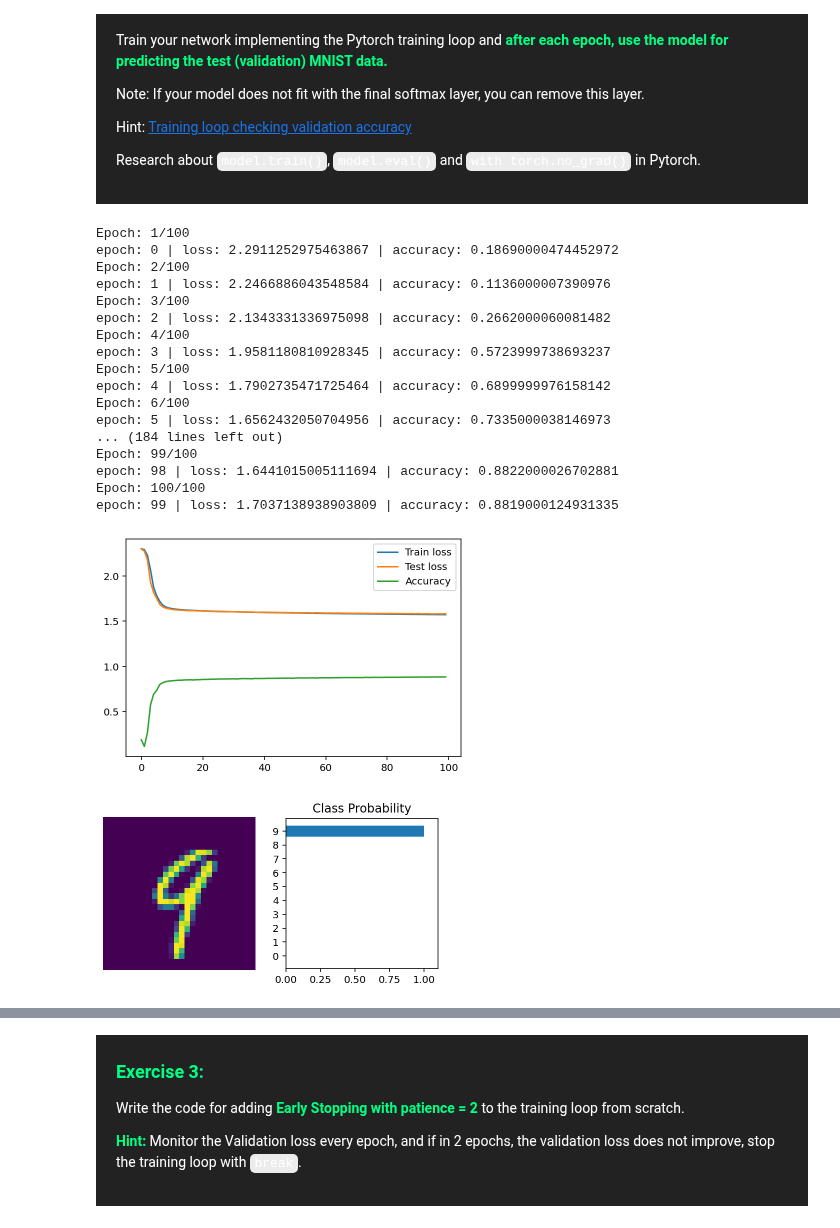
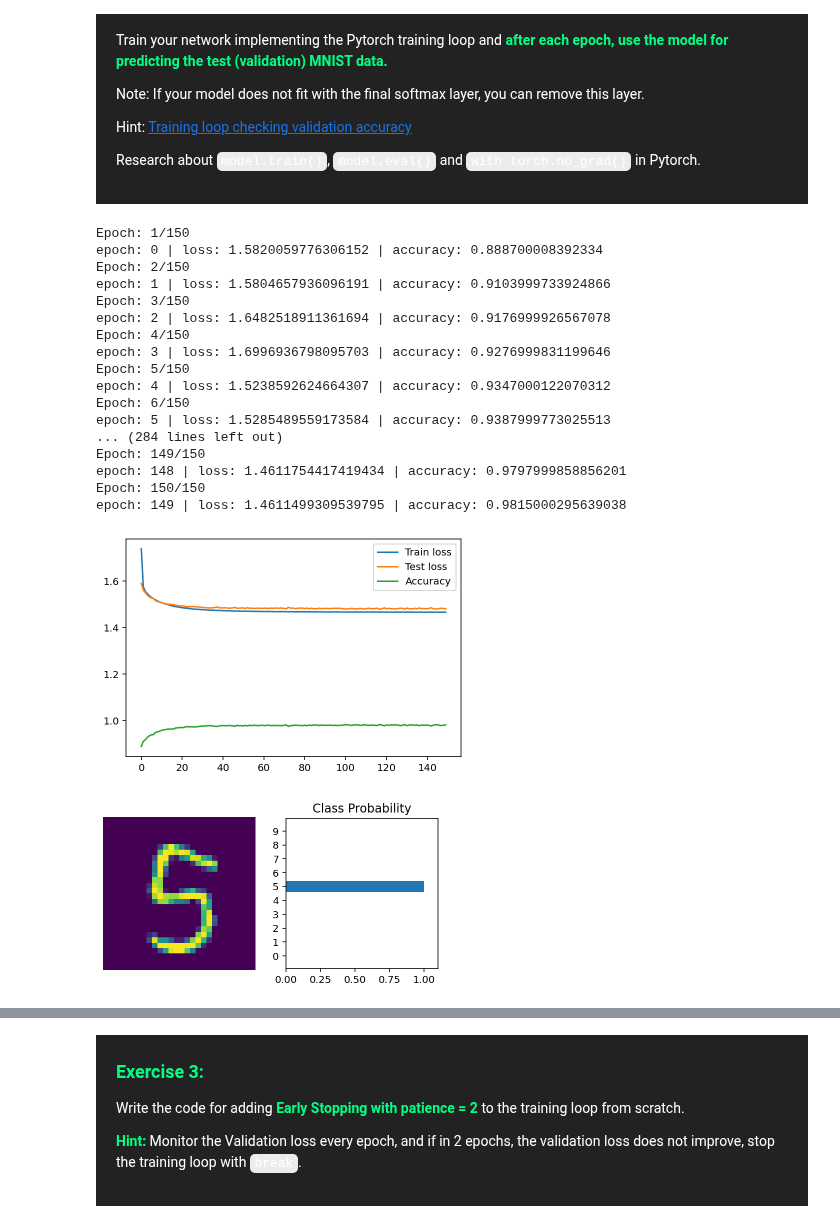
Before and after one commit to EuniceOyeniyi/stive_exercises, a Jupyter notebook: Chapter 03/02. MLP Muliclass classification (MNIST)/4.3 Pytorch MNIST - Exercise.ipynb, the cells around one changed output, grey strips where cells are left out. Saved outputs shown, nothing was run; the diff lists cells and outputs as text; code cells hidden in the pictures.

```diff
--- a/Chapter 03/02. MLP Muliclass classification (MNIST)/4.3 Pytorch MNIST - Exercise.ipynb
+++ b/Chapter 03/02. MLP Muliclass classification (MNIST)/4.3 Pytorch MNIST - Exercise.ipynb
@@ -354,7 +358,7 @@ I'll build a network with `nn.Sequential` here. Only difference from the last pa
 # %%
 # Hyperparameters for our network
 input_size   = 784
-hidden_sizes = [128, 64]
+hidden_sizes = [70, 200]
 output_size  = 10
 
 # Build a feed-forward network
@@ -552,13 +557,16 @@ view_classify(images[0].view(1, 28, 28), ps)
 # %%
 ## TODO: Your training loop here
 criterion = nn.CrossEntropyLoss()
-optimizer = optim.SGD(model.parameters(), lr=0.01)
+# optimizer = optim.SGD(model.parameters(), lr=0.01)
+optimizer = optim.Adam(model.parameters(), lr=0.0001)
 # %%
-epochs = 100
+epochs = 150
 print_every = 60
-train_loss = []
-test_loss = []
+train_losses = []
+test_losses = []
 accuracies = []
+best_accuracy= 0.85
+
 for e in range(epochs):
     print(f"Epoch: {e+1}/{epochs}")
     running_loss_train = 0
@@ -579,7 +587,7 @@ for e in range(epochs):
 
         running_loss_train+=(loss.item())
     training_loss = running_loss_train/ len(trainloader)
-    train_loss.append(training_loss)
+    train_losses.append(training_loss)
 
 
         # if i % print_every == 0:
@@ -610,41 +618,45 @@ for e in range(epochs):
             loss2 = criterion(output2,labels)
             running_loss_test+=(loss2.item())
 
-    testing_loss = running_loss_test/len(testloader)
-    test_loss.append(testing_loss)
+        testing_loss = running_loss_test/len(testloader)
+        test_losses.append(testing_loss)
 
 
-    accuracy = correct_pred / total_size
-    accuracies.append(accuracy)
+        accuracy = correct_pred / total_size
+        accuracies.append(accuracy)
+        if accuracy > best_accuracy:
+            best_accuracy = accuracy
+            torch.save(model.state_dict(), f'model_{accuracy: .2f}.pth')
+
 
     model.train()
     print(f'epoch: {e} | loss: {loss2.item()} | accuracy: {accuracy.item()}')
 # %% [output]
-Epoch: 1/100
-epoch: 0 | loss: 2.2911252975463867 | accuracy: 0.18690000474452972
-Epoch: 2/100
-epoch: 1 | loss: 2.2466886043548584 | accuracy: 0.1136000007390976
-Epoch: 3/100
-epoch: 2 | loss: 2.1343331336975098 | accuracy: 0.2662000060081482
-Epoch: 4/100
-epoch: 3 | loss: 1.9581180810928345 | accuracy: 0.5723999738693237
-Epoch: 5/100
-epoch: 4 | loss: 1.7902735471725464 | accuracy: 0.6899999976158142
-Epoch: 6/100
-epoch: 5 | loss: 1.6562432050704956 | accuracy: 0.7335000038146973
-... (184 lines left out)
-Epoch: 99/100
-epoch: 98 | loss: 1.6441015005111694 | accuracy: 0.8822000026702881
-Epoch: 100/100
-epoch: 99 | loss: 1.7037138938903809 | accuracy: 0.8819000124931335
+Epoch: 1/150
+epoch: 0 | loss: 1.5820059776306152 | accuracy: 0.888700008392334
+Epoch: 2/150
+epoch: 1 | loss: 1.5804657936096191 | accuracy: 0.9103999733924866
+Epoch: 3/150
+epoch: 2 | loss: 1.6482518911361694 | accuracy: 0.9176999926567078
+Epoch: 4/150
+epoch: 3 | loss: 1.6996936798095703 | accuracy: 0.9276999831199646
+Epoch: 5/150
+epoch: 4 | loss: 1.5238592624664307 | accuracy: 0.9347000122070312
+Epoch: 6/150
+epoch: 5 | loss: 1.5285489559173584 | accuracy: 0.9387999773025513
+... (284 lines left out)
+Epoch: 149/150
+epoch: 148 | loss: 1.4611754417419434 | accuracy: 0.9797999858856201
+Epoch: 150/150
+epoch: 149 | loss: 1.4611499309539795 | accuracy: 0.9815000295639038
 # %%
-plt.plot(train_loss, label='Train loss')
-plt.plot(test_loss, label='Test loss')
+plt.plot(train_losses, label='Train loss')
+plt.plot(test_losses, label='Test loss')
 plt.plot(accuracies, label='Accuracy')
 plt.legend()
 plt.show()
 # %% [output]
-[figure, old version]
+[figure, new version]
 # %%
 # Run this cell with your model to make sure it works and predicts well for the validation data
 images, labels = next(iter(testloader))
@@ -652,7 +664,7 @@ images.resize_(images.shape[0], 1, 784)
 ps = model.forward(images[0,:])
 view_classify(images[0].view(1, 28, 28), ps)
 # %% [output]
-[figure, old version]
+[figure, new version]
 # %%
 # Run this cell with your model to make sure it works and predicts well for the validation data
 images, labels = next(iter(testloader))
```
Also changed, not shown: parts of 13 cells of this notebook.
